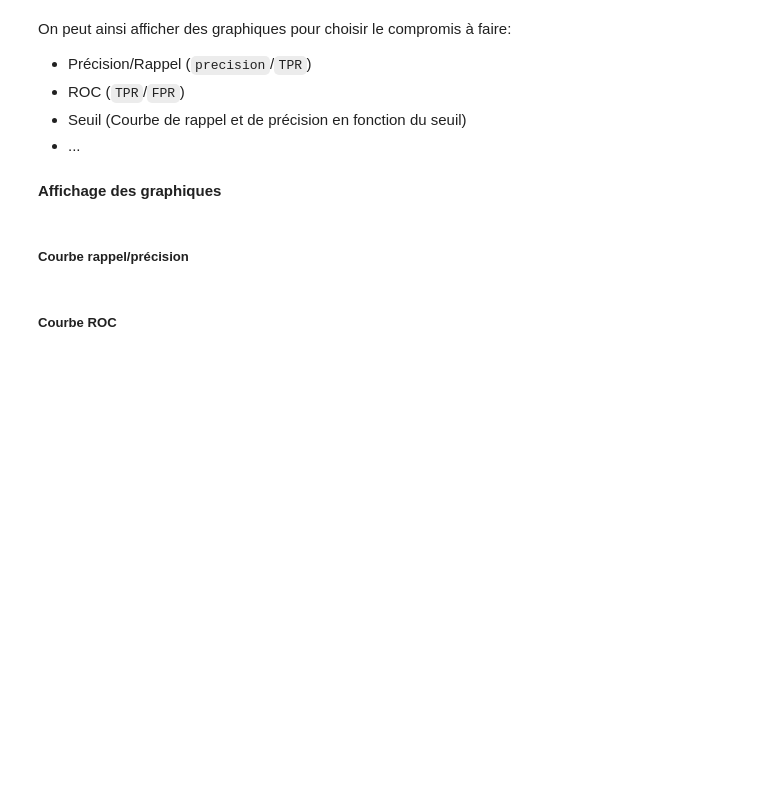
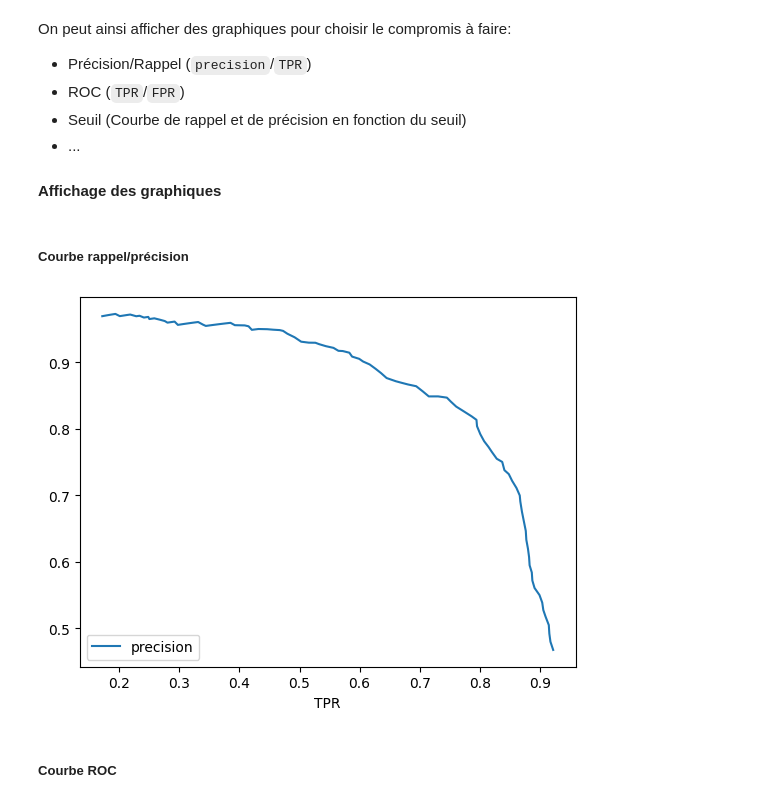
Before and after one commit to SebastienH422/MNIST, a Jupyter notebook: MNIST.ipynb, the cells around one changed output. Drawn from its saved outputs; the diff is of its cells as text; code cells hidden in the pictures; blank space fills up the shorter version.

```diff
--- a/MNIST.ipynb
+++ b/MNIST.ipynb
@@ -88,5 +99,10 @@ y_5 = (Train_lab == '5')
 # %% [markdown]
 On choisit ensuite un classificateur que l'on entraine avec les données:
-# %%
-sgd_clf = SGDClassifier(random_state=42)
-sgd_clf.fit(X, y_5)
+# %%
+nbDonnees = 48000
+shuffle_index = np.random.permutation(60000)
+index_train = shuffle_index[:nbDonnees]
+index_test = shuffle_index[nbDonnees:]
+
+sgd_clf = SGDClassifier(random_state=42)
+sgd_clf.fit(X.iloc[index_train], y_5.iloc[index_train])
@@ -246,9 +280,10 @@ def affichage(yArg_true, yArg_scores, thresholds, xStr = 'threshold', yLst = ['p
 # %%
 abscisse = 'TPR'
 ordonnees = ['precision']
 
-affichage(y_5[shuffle_index[:nbDonnees]], y_scores, range(-5000, 5000, 100), abscisse, ordonnees)
-plt.show()
+affichage(y_5[index_test], y_scores, range(-5000, 5000, 100), abscisse, ordonnees)
+# %% [output]
+[figure, added]
 # %% [markdown]
 ##### Courbe ROC
 # %%
```
Also changed, not shown: parts of 43 cells of this notebook.
